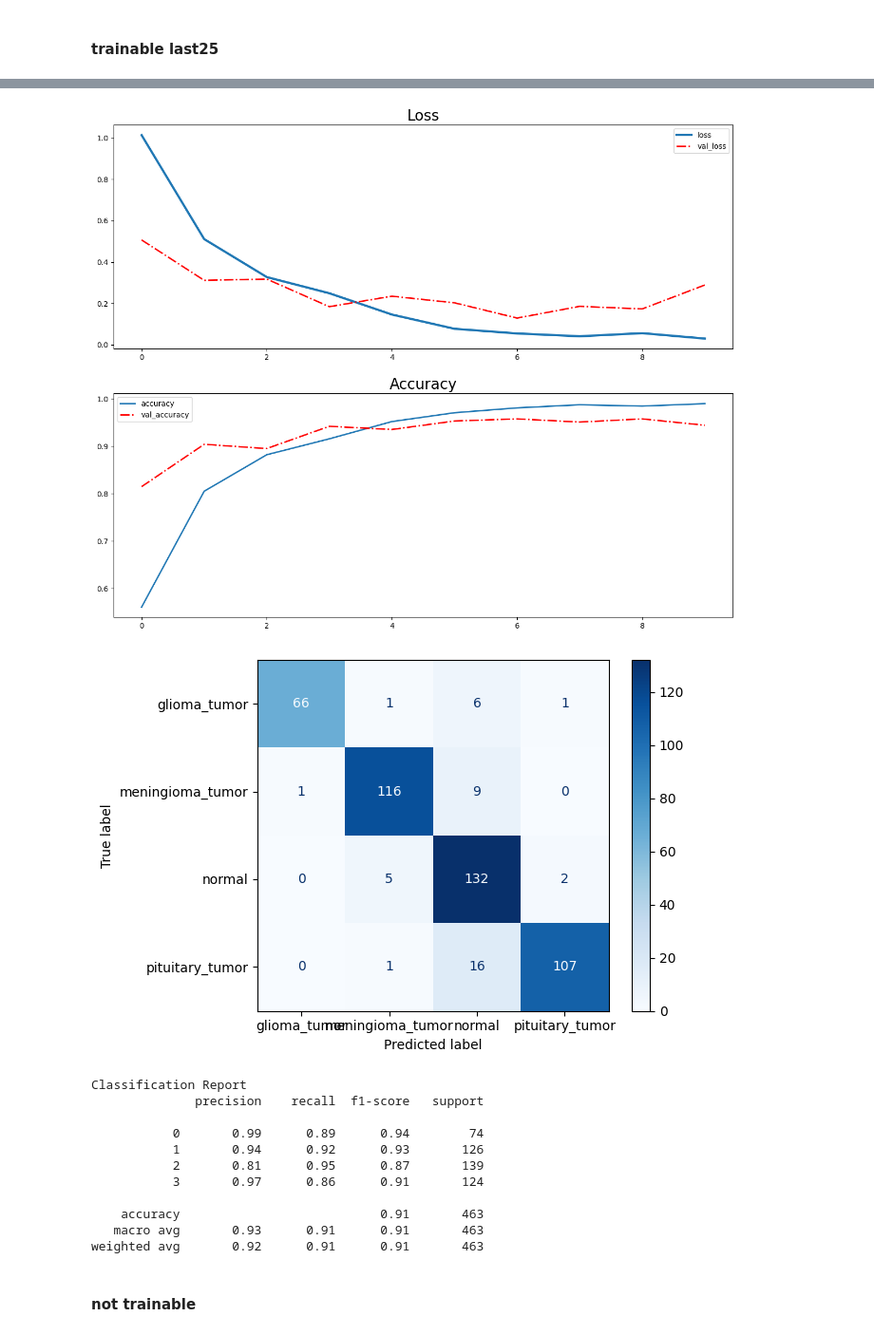
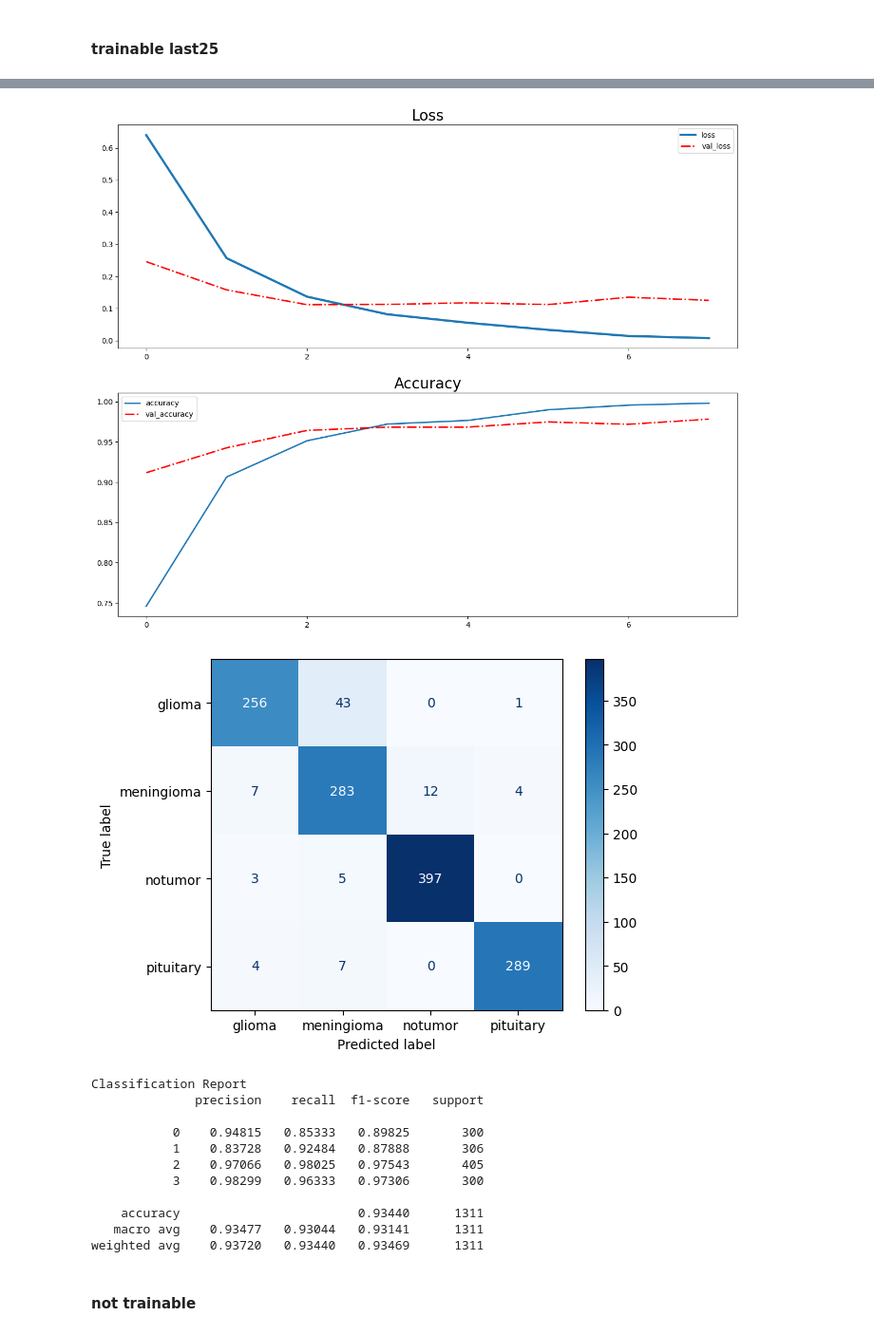
Before and after one commit to earfunnyy/Brain-Tumor-Classification, a Jupyter notebook: train.ipynb, the cells around one changed output, grey strips where cells are left out. Shown at 95% size. Drawn from its saved outputs; the diff is of its cells as text; code cells hidden in the pictures.

Commit message:
retrain with new dataset

```diff
--- a/train.ipynb
+++ b/train.ipynb
@@ -42,7 +42,8 @@ SAVE_DIRECTORY = CWD + '/model'
 # %% [markdown]
 # Load Data
 # %%
-BASE_DIR = CWD + '/dataset/testing/Training'
+BASE_DIR = os.path.join(CWD, 'dataset', 'processed', 'Training')
+TEST_DIR = os.path.join(CWD, 'dataset', 'processed', 'Testing')
 # %%
 # Loop over folders to extract class_names
 classes = [class_name for class_name in os.listdir(BASE_DIR)]
@@ -58,7 +59,17 @@ train_full = tf.keras.utils.image_dataset_from_directory(
     class_names=classes,       # list of class_names
     seed=42,                   # Optional random seed for shuffling and transformations
     batch_size=32,              # Define batch size
-    image_size=(224, 224)      # Size to resize images to after they are read from disk
+    image_size=(256, 256)      # Size to resize images to after they are read from disk
  )
 # %% [output]
 Found 5712 files belonging to 4 classes.
+# %%
+test_ds = tf.keras.utils.image_dataset_from_directory(
+    directory=TEST_DIR,
+    labels='inferred',
+    label_mode = 'categorical',
+    class_names=classes,
+    seed=42,
+    batch_size=32,
+    image_size=(256,256)
+)
@@ -91,8 +104,8 @@ Number of Test batches : 27
 # Apply above settings to main dataset to split to train, validation and test dataset
 train_ds = train_full.take(num_train_batches)
 remain_ds = train_full.skip(num_train_batches)
-valid_ds = remain_ds.take(num_valid_test_batches//2)
-test_ds = remain_ds.skip(num_valid_test_batches//2)
+valid_ds = remain_ds.take(num_valid_test_batches)
+# test_ds = remain_ds.skip(num_valid_test_batches//2)
 # %%
 train_ds = train_ds.shuffle(buffer_size=3)
 # %%
@@ -362,7 +377,7 @@ weighted avg    0.98412   0.98349   0.98358       848
 #### trainable last25
 # %%
 model_name = 'efficientnetv2b0_standart_trainable_last25'
-input_shape = (224,224,3)
+input_shape = (256,256,3)
 
 std_b0_tl25 = build_model_trainable_last25(EfficientNetV2B0, input_shape=input_shape, num_classes=4)
 std_b0_tl25, history_std_b0_tl25 = train(std_b0_tl25, model_name, train_ds, valid_ds, EPOCHS, SAVE_DIRECTORY)
@@ -391,16 +406,16 @@ Epoch 7/10
-[figure, old version]
+[figure, new version]
-[figure, old version]
+[figure, new version]
 Classification Report
               precision    recall  f1-score   support
 
-           0       0.99      0.89      0.94        74
-           1       0.94      0.92      0.93       126
-           2       0.81      0.95      0.87       139
-           3       0.97      0.86      0.91       124
+           0    0.94815   0.85333   0.89825       300
+           1    0.83728   0.92484   0.87888       306
+           2    0.97066   0.98025   0.97543       405
+           3    0.98299   0.96333   0.97306       300
 
-    accuracy                           0.91       463
-   macro avg       0.93      0.91      0.91       463
-weighted avg       0.92      0.91      0.91       463
+    accuracy                        0.93440      1311
+   macro avg    0.93477   0.93044   0.93141      1311
+weighted avg    0.93720   0.93440   0.93469      1311
 # %% [markdown]
 #### not trainable
 # %%
```
Also changed, not shown: parts of 27 cells of this notebook.
